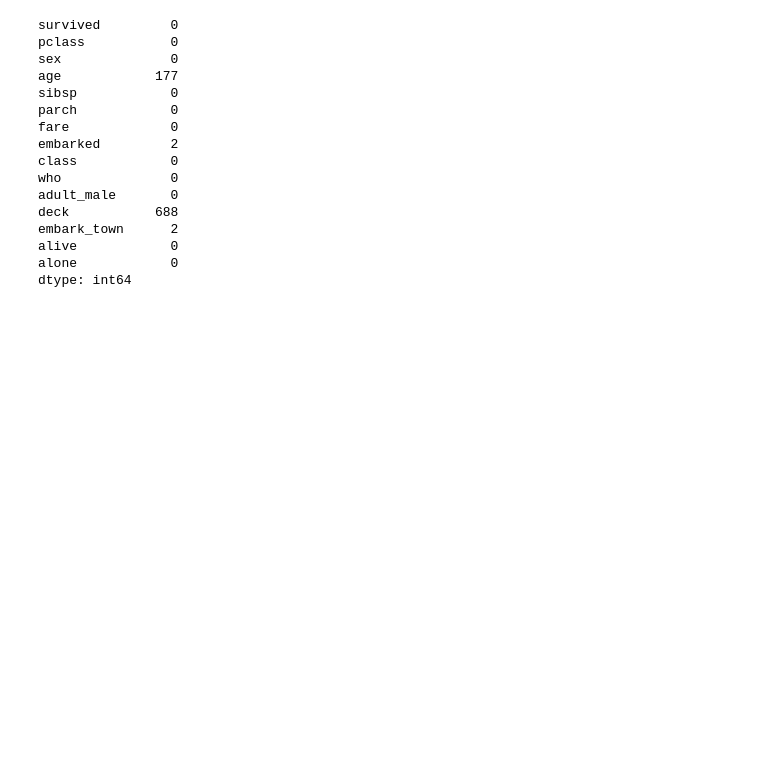
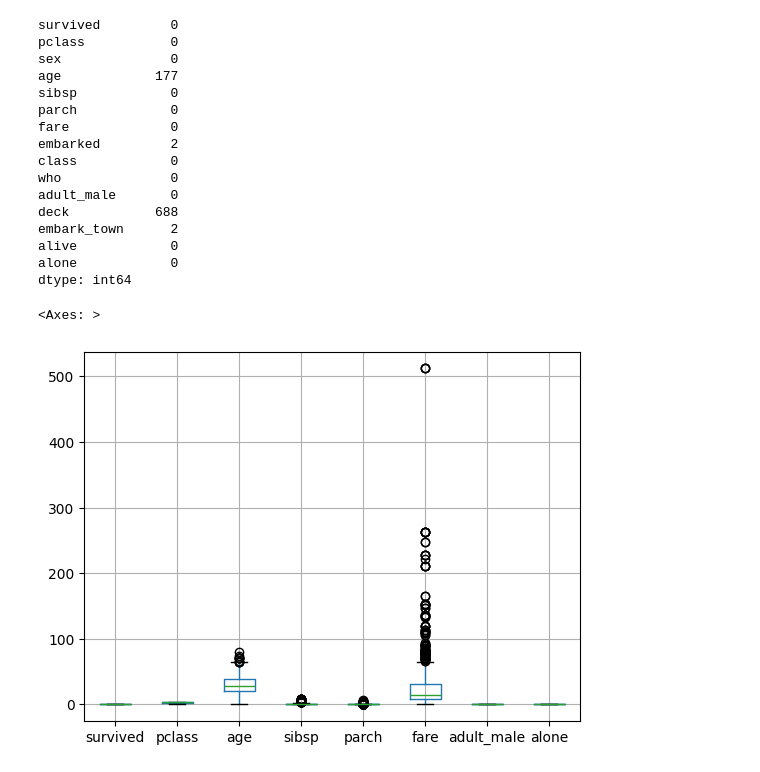
Before and after one commit to Yashshakya1/Data_Science_macbook, a Jupyter notebook: data science(self learning)/machine learning (ML)/unsupervised learning/GMM.ipynb, the cells around one changed output. Cells and saved outputs as stored; diff of their text form; code cells hidden in the pictures; blank space fills up the shorter version.

```diff
--- a/data science(self learning)/machine learning (ML)/unsupervised learning/GMM.ipynb
+++ b/data science(self learning)/machine learning (ML)/unsupervised learning/GMM.ipynb
@@ -78,3 +78,8 @@ embark_town      2
 alive            0
 alone            0
 dtype: int64
+# %%
+ds.boxplot()
+# %% [output]
+<Axes: >
+[figure, added]
```
